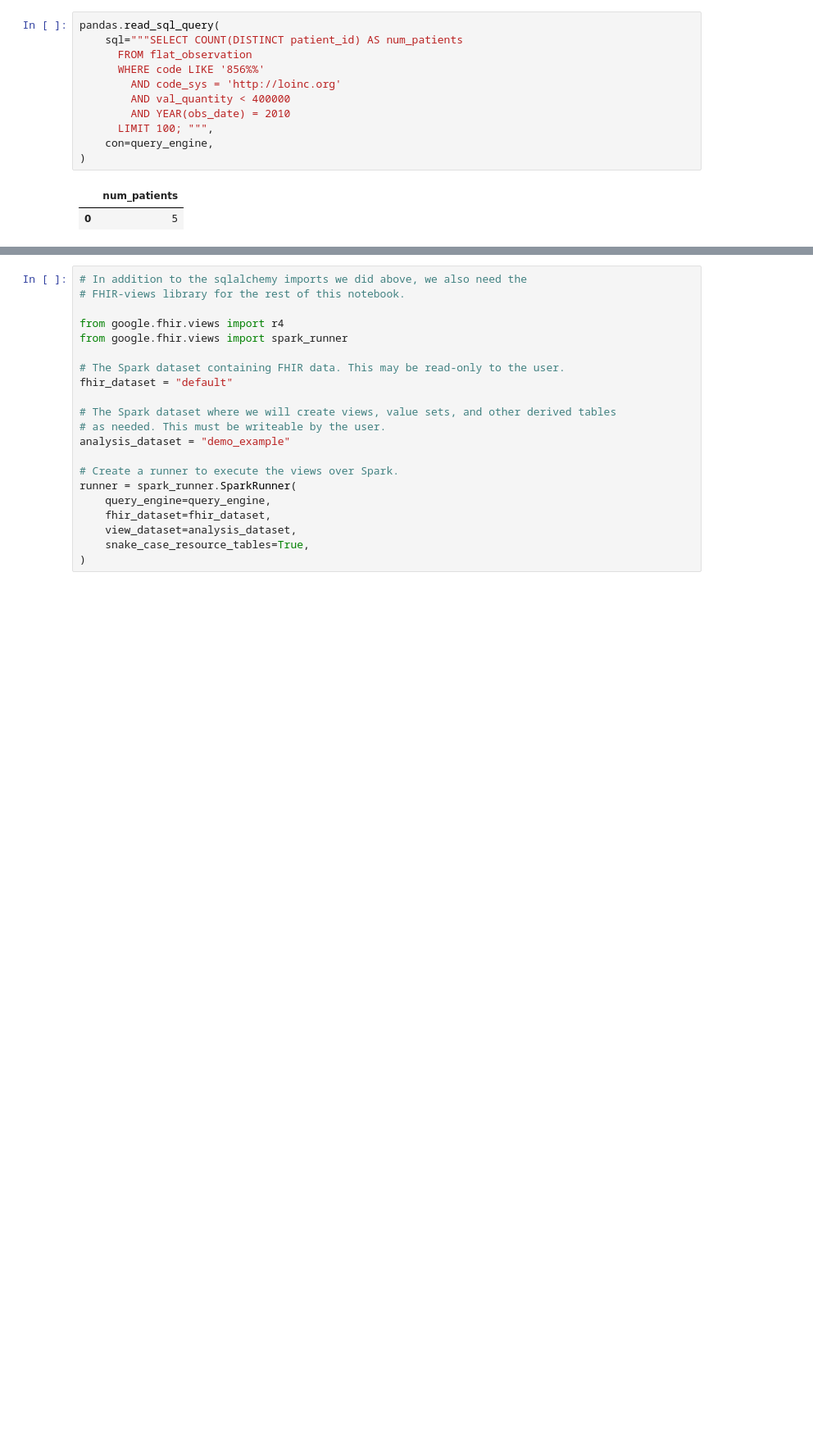
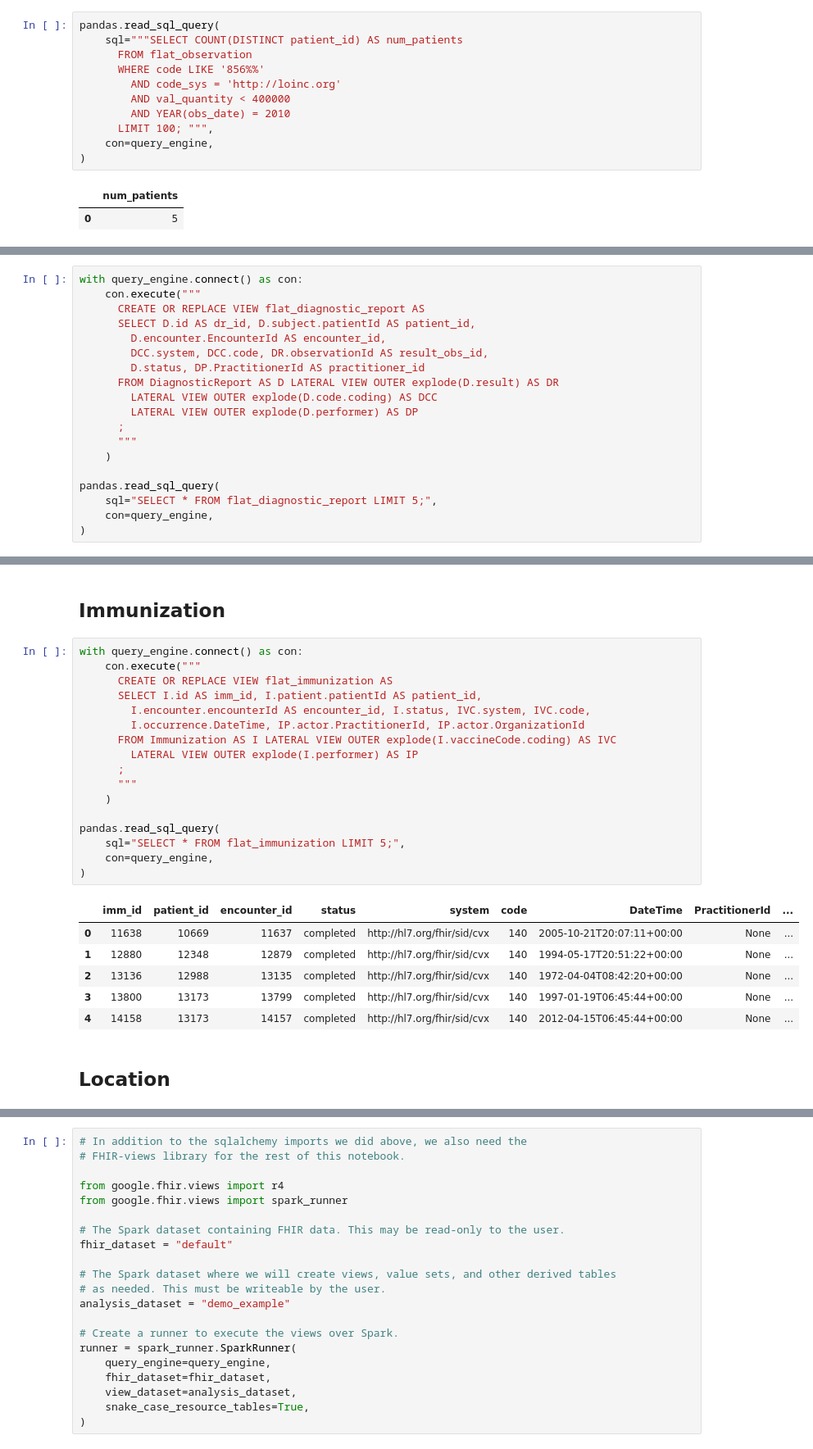
Before and after one commit to google/fhir-data-pipes, a Jupyter notebook: query/queries_and_views.ipynb, the cells around one changed output, grey strips where cells are left out. Shown at 82% size. Cells and saved outputs as stored; diff of their text form; blank space fills up the shorter version.

```diff
--- a/query/queries_and_views.ipynb
+++ b/query/queries_and_views.ipynb
@@ -244,0 +453,19 @@ pandas.read_sql_query(
+# %%
+with query_engine.connect() as con:
+    con.execute("""
+      CREATE OR REPLACE VIEW flat_diagnostic_report AS
+      SELECT D.id AS dr_id, D.subject.patientId AS patient_id,
+        D.encounter.EncounterId AS encounter_id,
+        DCC.system, DCC.code, DR.observationId AS result_obs_id,
+        D.status, DP.PractitionerId AS practitioner_id
+      FROM DiagnosticReport AS D LATERAL VIEW OUTER explode(D.result) AS DR
+        LATERAL VIEW OUTER explode(D.code.coding) AS DCC
+        LATERAL VIEW OUTER explode(D.performer) AS DP
+      ;
+      """
+    )
+
+pandas.read_sql_query(
+    sql="SELECT * FROM flat_diagnostic_report LIMIT 5;",
+    con=query_engine,
+)
@@ -244,0 +479,28 @@ pandas.read_sql_query(
+# %% [markdown]
+## Immunization
+# %%
+with query_engine.connect() as con:
+    con.execute("""
+      CREATE OR REPLACE VIEW flat_immunization AS
+      SELECT I.id AS imm_id, I.patient.patientId AS patient_id,
+        I.encounter.encounterId AS encounter_id, I.status, IVC.system, IVC.code,
+        I.occurrence.DateTime, IP.actor.PractitionerId, IP.actor.OrganizationId
+      FROM Immunization AS I LATERAL VIEW OUTER explode(I.vaccineCode.coding) AS IVC
+        LATERAL VIEW OUTER explode(I.performer) AS IP
+      ;
+      """
+    )
+
+pandas.read_sql_query(
+    sql="SELECT * FROM flat_immunization LIMIT 5;",
+    con=query_engine,
+)
+# %% [output]
+|  | imm_id | patient_id | encounter_id | status | system | code | DateTime | PractitionerId | ... |
+| 0 | 11638 | 10669 | 11637 | completed | http://hl7.org/fhir/sid/cvx | 140 | 2005-10-21T20:07:11+00:00 | None | ... |
+| 1 | 12880 | 12348 | 12879 | completed | http://hl7.org/fhir/sid/cvx | 140 | 1994-05-17T20:51:22+00:00 | None | ... |
+| 2 | 13136 | 12988 | 13135 | completed | http://hl7.org/fhir/sid/cvx | 140 | 1972-04-04T08:42:20+00:00 | None | ... |
+| 3 | 13800 | 13173 | 13799 | completed | http://hl7.org/fhir/sid/cvx | 140 | 1997-01-19T06:45:44+00:00 | None | ... |
+| 4 | 14158 | 13173 | 14157 | completed | http://hl7.org/fhir/sid/cvx | 140 | 2012-04-15T06:45:44+00:00 | None | ... |
+# %% [markdown]
+## Location
```
Also changed, not shown: parts of 32 cells of this notebook, 1 other file.
